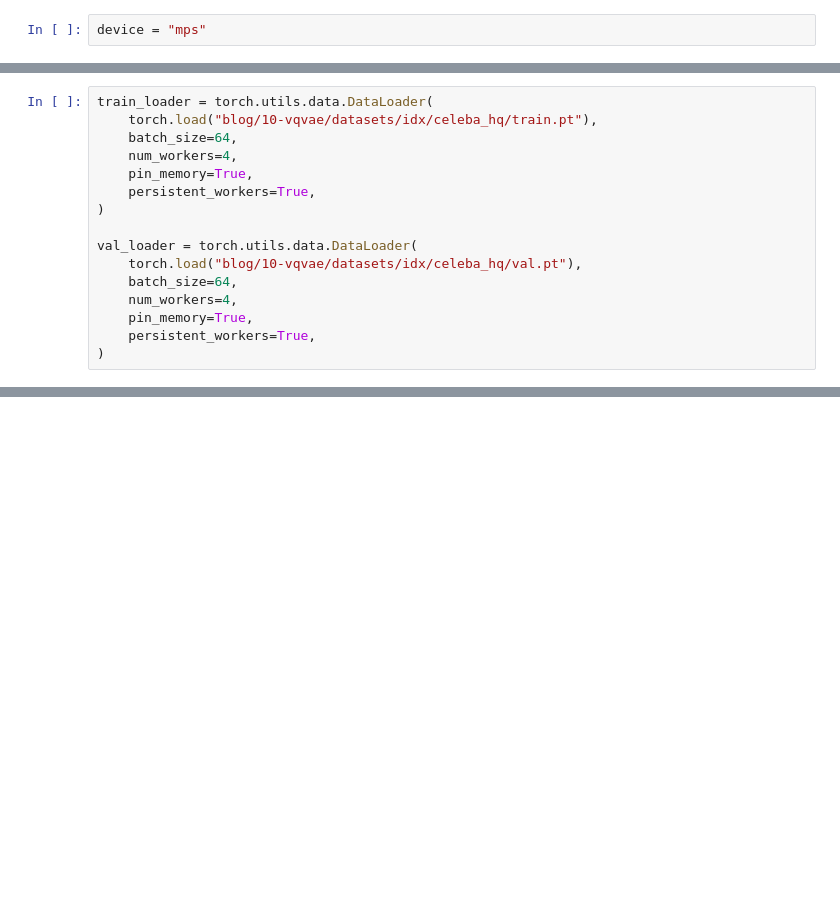
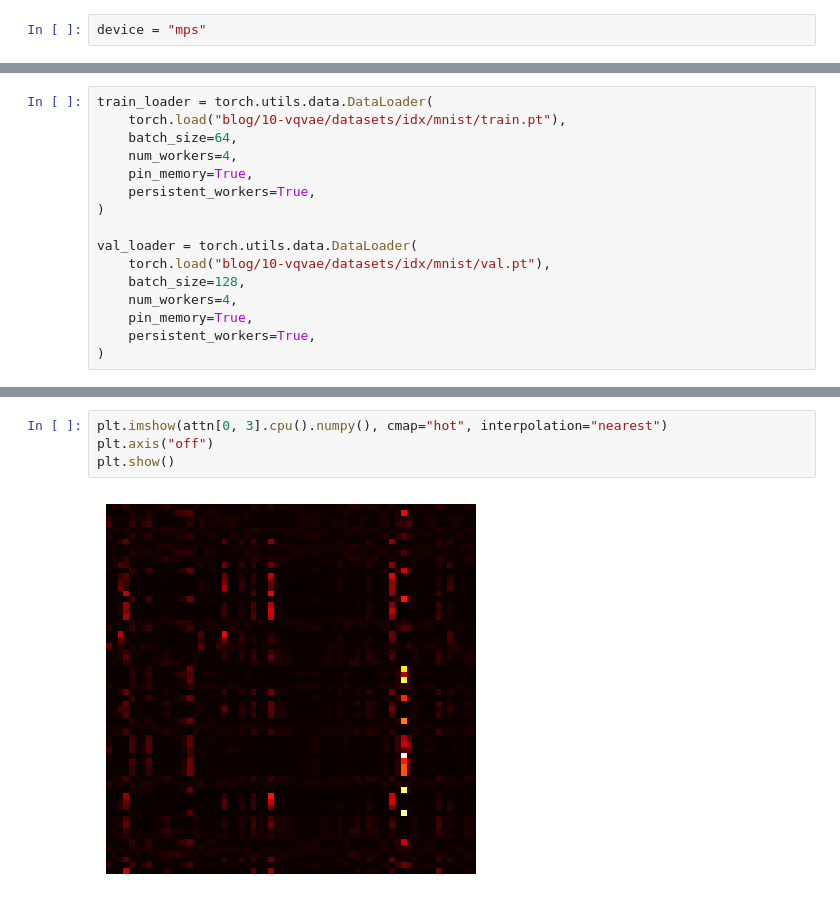
Before and after one commit to karanravindra/nn-zoo, a Jupyter notebook: blog/10-vqvae/taming.ipynb, the cells around one changed output, grey strips where cells are left out. Saved outputs shown, nothing was run; the diff lists cells and outputs as text; blank space fills up the shorter version.

```diff
--- a/blog/10-vqvae/taming.ipynb
+++ b/blog/10-vqvae/taming.ipynb
@@ -677,6 +611,6 @@ torch.Size([32, 2048])
 # %%
 train_loader = torch.utils.data.DataLoader(
-    torch.load("blog/10-vqvae/datasets/idx/celeba_hq/train.pt"),
+    torch.load("blog/10-vqvae/datasets/idx/mnist/train.pt"),
     batch_size=64,
     num_workers=4,
     pin_memory=True,
@@ -684,8 +618,8 @@ train_loader = torch.utils.data.DataLoader(
 )
 
 val_loader = torch.utils.data.DataLoader(
-    torch.load("blog/10-vqvae/datasets/idx/celeba_hq/val.pt"),
-    batch_size=64,
+    torch.load("blog/10-vqvae/datasets/idx/mnist/val.pt"),
+    batch_size=128,
     num_workers=4,
     pin_memory=True,
     persistent_workers=True,
@@ -802,0 +966,6 @@ decode_idxs(
+# %%
+plt.imshow(attn[0, 3].cpu().numpy(), cmap="hot", interpolation="nearest")
+plt.axis("off")
+plt.show()
+# %% [output]
+[figure, added]
```
Also changed, not shown: parts of 16 cells of this notebook, 11 other files.
